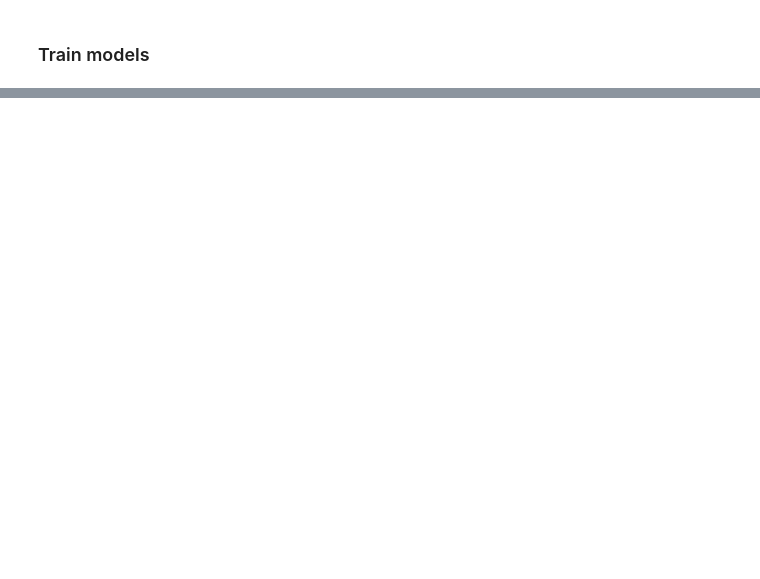
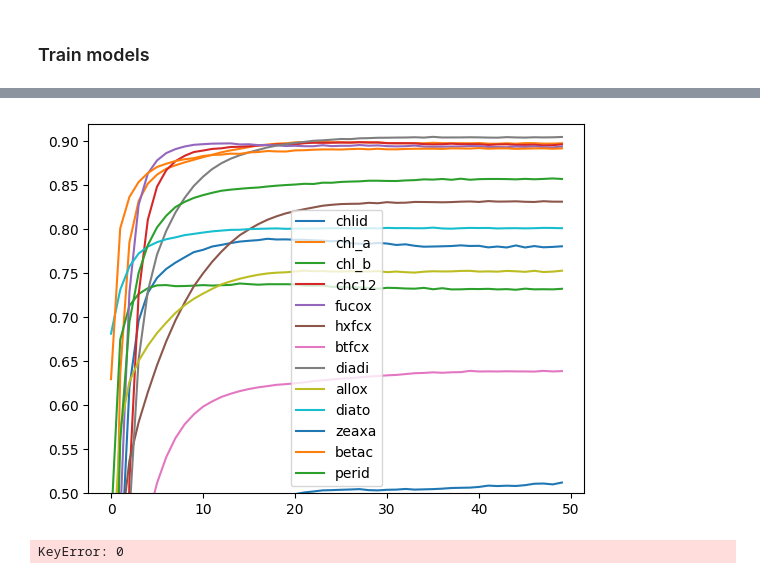
Before and after one commit to Kissyfur/pigment-retrieval-from-olci, a Jupyter notebook: notebooks/training_and_validation/training and evaluation.ipynb, the cells around one changed output, grey strips where cells are left out. Cells and saved outputs as stored; diff of their text form; code cells hidden in the pictures; blank space fills up the shorter version.

```diff
--- a/notebooks/training_and_validation/training and evaluation.ipynb
+++ b/notebooks/training_and_validation/training and evaluation.ipynb
@@ -1534,0 +951,9 @@ pd.DataFrame([mets_test_th_mini[hp_name] for hp_name in hp],
+# %%
+import itertools as it
+import random
+
+def random_modules_models(n=10):
+    modules_sizes = list(it.product(['s', 'm'], repeat=13))
+    random.shuffle(modules_sizes)
+    modules_selected = modules_sizes[:n]
+    return [dict(zip(pigments_short, m_)) for m_ in modules_selected]
@@ -1534,0 +967,6 @@ pd.DataFrame([mets_test_th_mini[hp_name] for hp_name in hp],
+# %%
+def load_concatenated_cnn_model(model_names, output_dim=13, reg_factor=0.01):
+    models_ = []
+    for mn in model_names:
+        models_.append(keras.models.load_model(mn))
+    return concatenate(models_, output_dim, model_name='concatenated_model', activation='linear', reg_factor=reg_factor)
@@ -1534,0 +1148,17 @@ pd.DataFrame([mets_test_th_mini[hp_name] for hp_name in hp],
+# %%
+models_pigment = {}
+for pig in pigments:
+    models_pigment[pig] = {}
+    for fold in range(6):
+        pig_short = pigments_to_short[pig]
+        models_pigment[pig][fold] = keras.models.load_model(f"../../model/cross_validation/cnn_{pig_short}_fold_{fold}_{version}.h5")
+# %%
+def load_concatenated_cnn_model(fold, version, output_dim=13, reg_factor=0.01):
+    pigment_models = []
+    for pig in pigments:
+        pig_short = pigments_to_short[pig]
+        v = version
+        if pig_short in ['btfcx', 'zeaxa', 'allox']:
+            v = 2
+        pigment_models.append(keras.models.load_model(f"../../model/cross_validation/cnn_{pig_short}_fold_{fold}_{v}.h5"))
+    return concatenate(pigment_models, output_dim, model_name='concatenated_model', activation='linear', reg_factor=reg_factor)
@@ -1534,0 +1253,18 @@ pd.DataFrame([mets_test_th_mini[hp_name] for hp_name in hp],
+# %%
+line = np.mean([[v.T['R2'] for v in CB[fold].values] for fold in range(4, 6)], axis=0)
+plt.plot(line, label=pigmemts_short)
+ax = plt.gca()
+ax.set_ylim([0.5, 0.92])
+plt.legend()
+plt.show()
+# %% [output]
+[figure, added]
+# %%
+line = np.mean([[v.T['R2'] for v in CB[fold].values] for fold in range(0, 1)], axis=0)
+plt.plot(line, label=pigmemts_short)
+ax = plt.gca()
+ax.set_ylim([0.5, 0.92])
+plt.legend()
+plt.show()
+# %% [output]
+KeyError: 0
```
Also changed, not shown: parts of 225 cells of this notebook.
